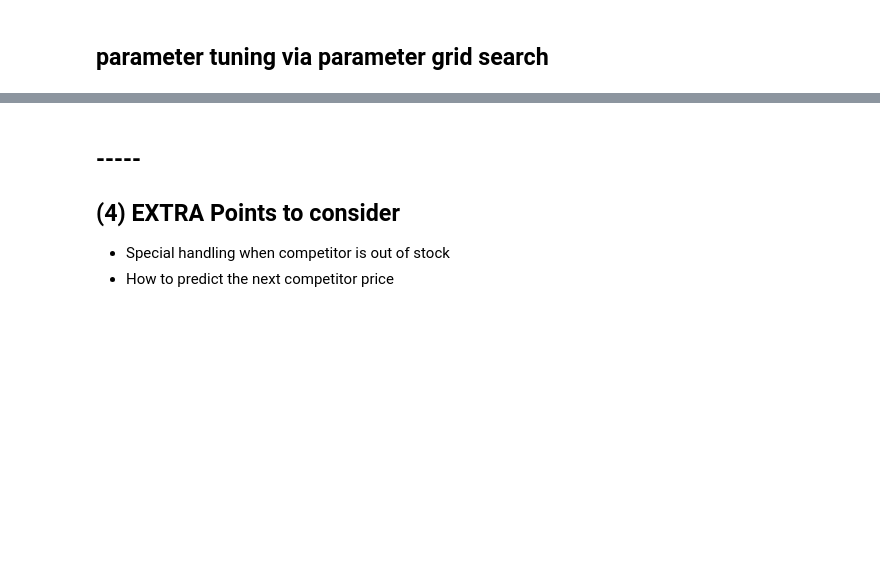
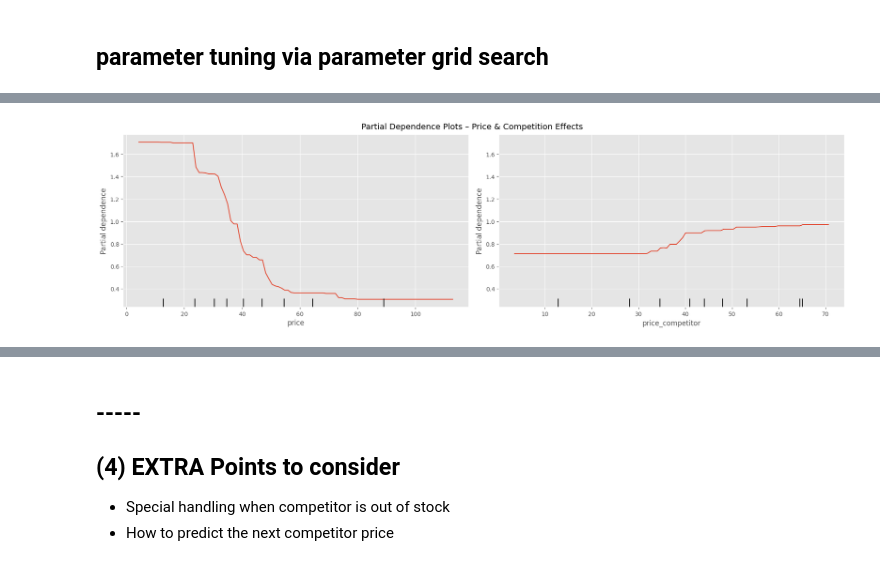
Before and after one commit to qcorveler/Optizoignons, a Jupyter notebook: Travail_Perso/Yann/week_n/W9/W12_ML_Recap.ipynb, the cells around one changed output, grey strips where cells are left out. Saved outputs shown, nothing was run; the diff lists cells and outputs as text; code cells hidden in the pictures; blank space fills up the shorter version.

```diff
--- a/Travail_Perso/Yann/week_n/W9/W12_ML_Recap.ipynb
+++ b/Travail_Perso/Yann/week_n/W9/W12_ML_Recap.ipynb
@@ -781,0 +795,27 @@ IndexError: only integers, slices (`:`), ellipsis (`...`), numpy.newaxis (`None`
+# %%
+import matplotlib.pyplot as plt
+from sklearn.inspection import PartialDependenceDisplay
+
+features_pdp = [
+    "price",
+    "price_competitor"
+]
+
+fig, ax = plt.subplots(
+    nrows=1,
+    ncols=2,
+    figsize=(18, 5),
+    constrained_layout=True
+)
+
+PartialDependenceDisplay.from_estimator(
+    model,
+    X_test,
+    features=features_pdp,
+    ax=ax,
+    kind="average"  # PDP classique
+)
+plt.suptitle("Partial Dependence Plots – Price & Competition Effects", fontsize=14)
+plt.show()
+# %% [output]
+[figure, added]
```
Also changed, not shown: parts of 13 cells of this notebook, 19 other files.
